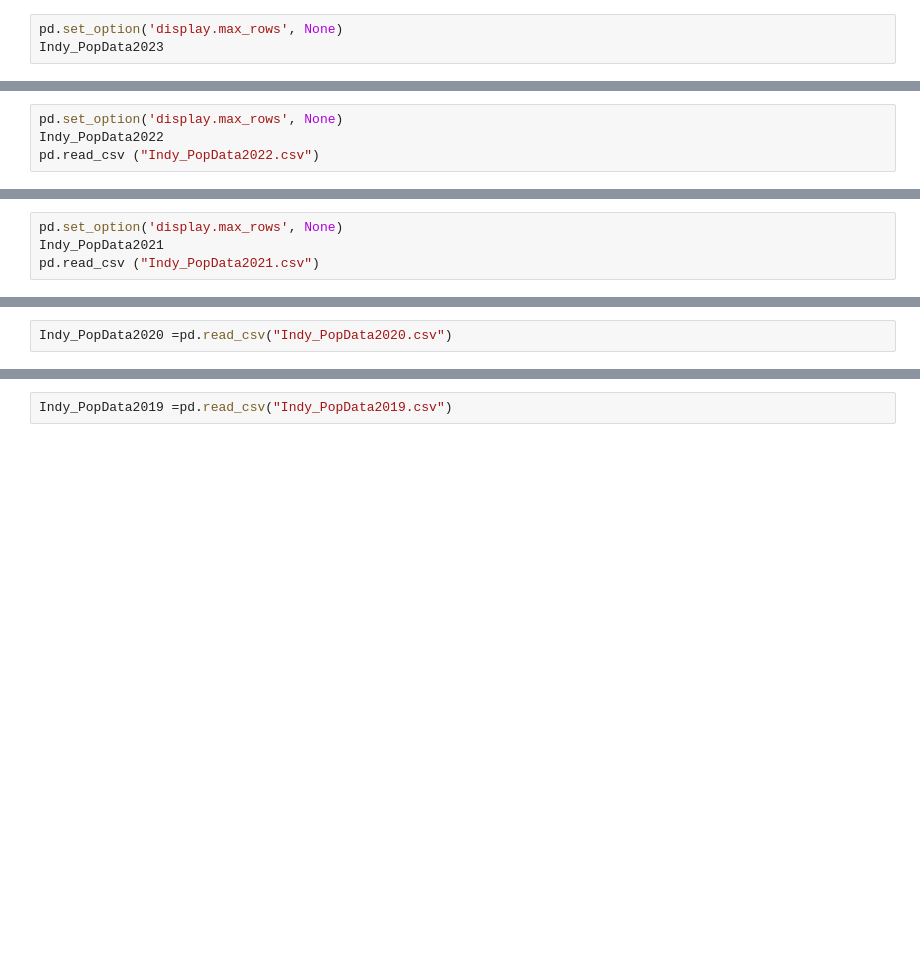
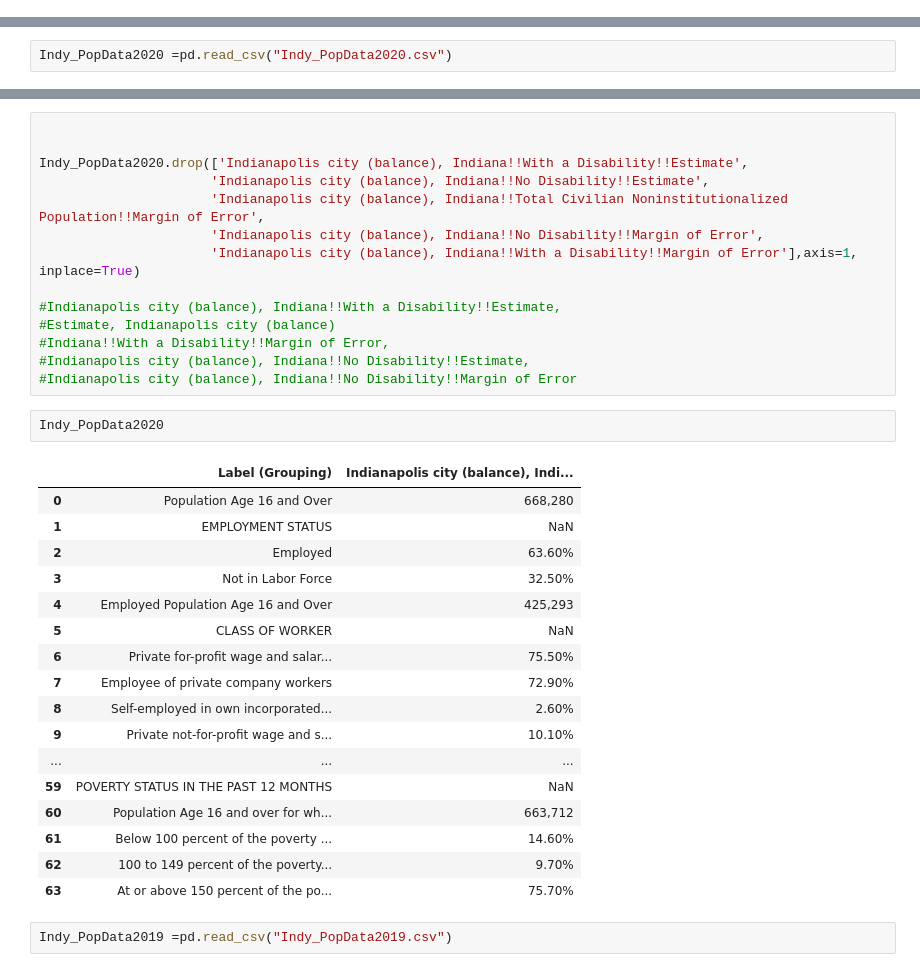
Before and after one commit to Drkellerman/Indy-data-project, a Jupyter notebook: VS-Code Capstone Project.ipynb, the cells around one changed output, grey strips where cells are left out. Cells and saved outputs as stored; diff of their text form; blank space fills up the shorter version.

```diff
--- a/VS-Code Capstone Project.ipynb
+++ b/VS-Code Capstone Project.ipynb
@@ -31,3 +8,0 @@ Indy_PopData2023 =pd.read_csv("Indy_PopData2023.csv")
-# %%
-pd.set_option('display.max_rows', None)
-Indy_PopData2023
@@ -78,4 +8,0 @@ Indy_Pop
-# %%
-pd.set_option('display.max_rows', None)
-Indy_PopData2022
-pd.read_csv ("Indy_PopData2022.csv")
@@ -86,4 +8,0 @@ Indy_PopData2021 =pd.read_csv("Indy_PopData2021.csv")
-# %%
-pd.set_option('display.max_rows', None)
-Indy_PopData2021
-pd.read_csv ("Indy_PopData2021.csv")
@@ -129,6 +48,40 @@ pd.read_csv ("Indy_PopData2020.csv")
 | 61 | Below 100 percent of the poverty ... | 14.60% | ±0.5 | 22.90% | ... |
 | 62 | 100 to 149 percent of the poverty... | 9.70% | ±0.5 | 13.00% | ... |
 | 63 | At or above 150 percent of the po... | 75.70% | ±0.7 | 64.20% | ... |
+# %%
+
+
+Indy_PopData2020.drop(['Indianapolis city (balance), Indiana!!With a Disability!!Estimate',
+                      'Indianapolis city (balance), Indiana!!No Disability!!Estimate',
+                      'Indianapolis city (balance), Indiana!!Total Civilian Noninstitutionalized Population!!Margin of Error',
+                      'Indianapolis city (balance), Indiana!!No Disability!!Margin of Error',
+                      'Indianapolis city (balance), Indiana!!With a Disability!!Margin of Error'],axis=1, inplace=True)
+
+#Indianapolis city (balance), Indiana!!With a Disability!!Estimate,
+#Estimate, Indianapolis city (balance)
+#Indiana!!With a Disability!!Margin of Error,
+#Indianapolis city (balance), Indiana!!No Disability!!Estimate,
+#Indianapolis city (balance), Indiana!!No Disability!!Margin of Error
+# %%
+Indy_PopData2020
+# %% [output]
+|  | Label (Grouping) | Indianapolis city (balance), Indi... |
+| 0 | Population Age 16 and Over | 668,280 |
+| 1 | EMPLOYMENT STATUS | NaN |
+| 2 | Employed | 63.60% |
+| 3 | Not in Labor Force | 32.50% |
+| 4 | Employed Population Age 16 and Over | 425,293 |
+| 5 | CLASS OF WORKER | NaN |
+| 6 | Private for-profit wage and salar... | 75.50% |
+| 7 | Employee of private company workers | 72.90% |
+| 8 | Self-employed in own incorporated... | 2.60% |
+| 9 | Private not-for-profit wage and s... | 10.10% |
+| ... | ... | ... |
+| 59 | POVERTY STATUS IN THE PAST 12 MONTHS | NaN |
+| 60 | Population Age 16 and over for wh... | 663,712 |
+| 61 | Below 100 percent of the poverty ... | 14.60% |
+| 62 | 100 to 149 percent of the poverty... | 9.70% |
+| 63 | At or above 150 percent of the po... | 75.70% |
 # %%
 Indy_PopData2019 =pd.read_csv("Indy_PopData2019.csv")
 # %%
```
Also changed, not shown: parts of 22 cells of this notebook, 3 other files.
